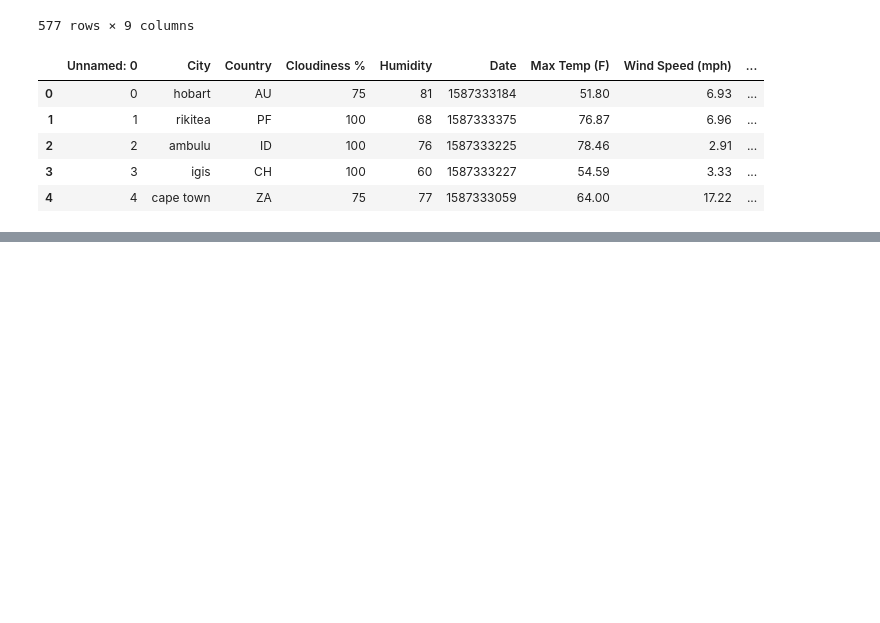
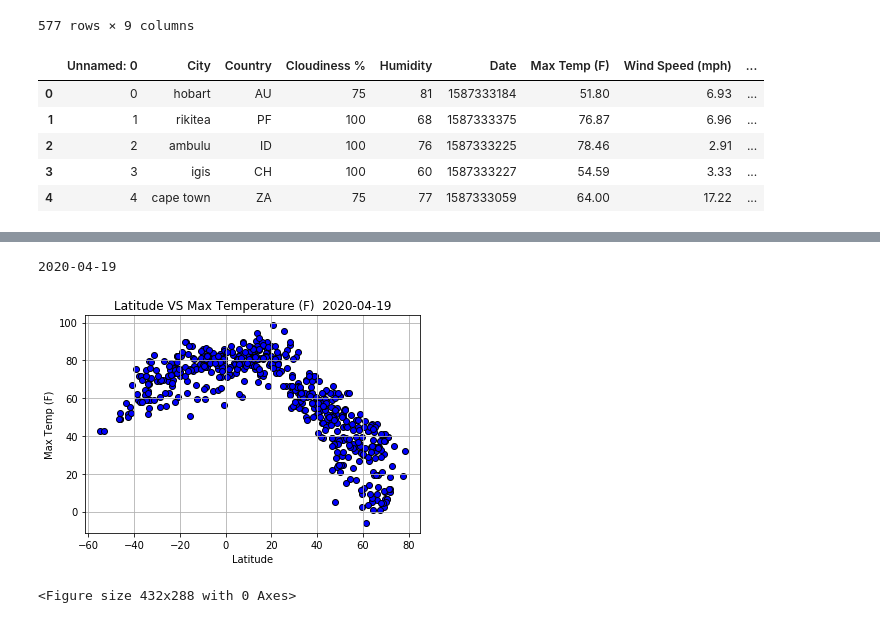
Before and after one commit to AGPalmer88/Python-API-Challenge, a Jupyter notebook: WeatherPy/WeatherPy.ipynb, the cells around one changed output, grey strips where cells are left out. Cells and saved outputs as stored; diff of their text form; code cells hidden in the pictures; blank space fills up the shorter version.

```diff
--- a/WeatherPy/WeatherPy.ipynb
+++ b/WeatherPy/WeatherPy.ipynb
@@ -350,0 +279,21 @@ plt.show()
+# %%
+from datetime import datetime
+date_stamp = datetime.date(datetime.now())
+print(date_stamp)
+# %% [output]
+2020-04-19
+# %%
+#Plotting the Data - Latitude VS Temperature (F) plot
+x_values = transposed_data['Latitude']
+y_values = transposed_data['Max Temp (F)']
+plt.scatter(x_values, y_values, c="blue", edgecolors="black")
+
+plt.xlabel('Latitude')
+plt.ylabel('Max Temp (F)')
+plt.title(f"Latitude VS Max Temperature (F)  {date_stamp}")
+plt.grid()
+plt.show()
+plt.savefig("./output_data/Latitude_VS_Temperature.png")
+# %% [output]
+[figure, added]
+<Figure size 432x288 with 0 Axes>
```
Also changed, not shown: parts of 39 cells of this notebook, 14 other files.
